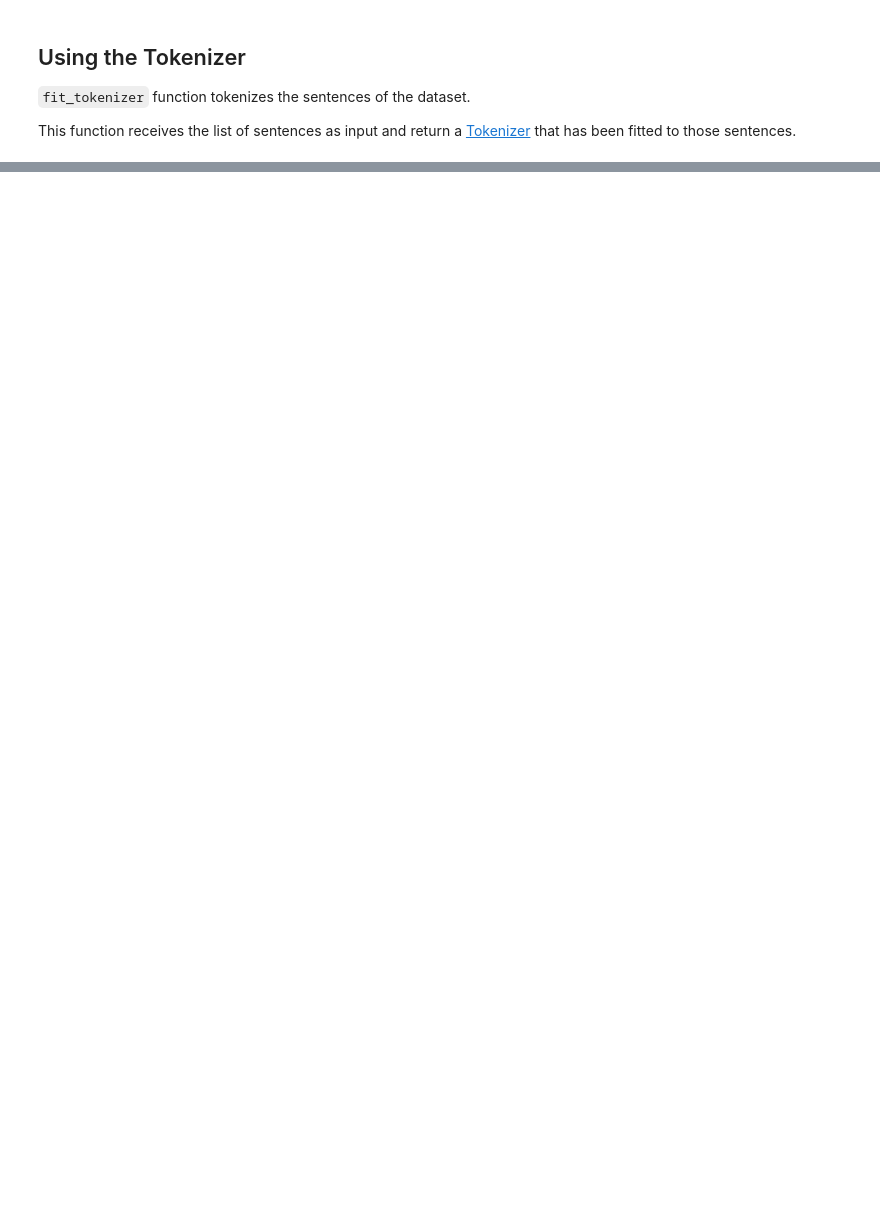
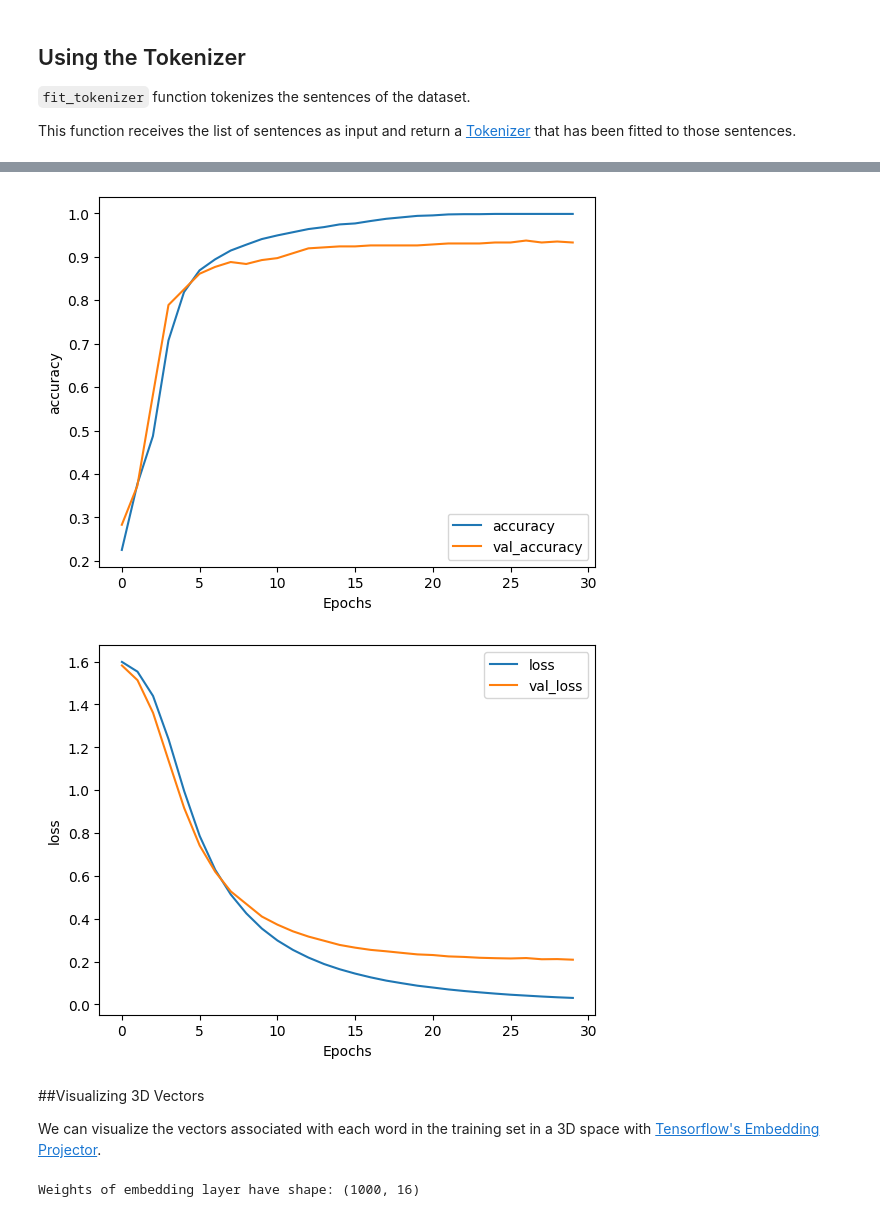
Before and after one commit to HelenLit/bbc-news_nlp, a Jupyter notebook: bbc_news.ipynb, the cells around one changed output, grey strips where cells are left out. Drawn from its saved outputs; the diff is of its cells as text; code cells hidden in the pictures; blank space fills up the shorter version.

Commit message:
Created a classifier using specialized layers for text data such as Embedding and GlobalAveragePooling1D.

```diff
--- a/bbc_news.ipynb
+++ b/bbc_news.ipynb
@@ -172,7 +243,7 @@ def fit_tokenizer(sentences):
 
     return tokenizer
 # %%
-tokenizer = fit_tokenizer(sentences)
+tokenizer = fit_tokenizer(train_sentences, NUM_WORDS, OOV_TOKEN)
 word_index = tokenizer.word_index
 
 print(f"Vocabulary contains {len(word_index)} words\n")
@@ -256,0 +345,32 @@ First ten sequences [[4], [2], [1], [1], [5], [3], [3], [1], [1], [5]]
+# %%
+def create_model(num_words, embedding_dim, maxlen):
+    """
+    Creates a text classifier model
+
+    Args:
+        num_words (int): size of the vocabulary for the Embedding layer input
+        embedding_dim (int): dimensionality of the Embedding layer output
+        maxlen (int): length of the input sequences
+
+    Returns:
+        model (tf.keras Model): the text classifier model
+    """
+
+    tf.random.set_seed(123)
+
+    model = tf.keras.Sequential([
+        tf.keras.layers.Embedding(num_words, embedding_dim, input_length = maxlen),
+        tf.keras.layers.GlobalAveragePooling1D(),
+        tf.keras.layers.Dense(25, activation='relu'),
+        tf.keras.layers.Dense(5, activation='softmax')
+    ])
+
+    model.compile(loss='sparse_categorical_crossentropy',
+                  optimizer='adam',
+                  metrics=['accuracy'])
+
+    return model
+# %%
+model = create_model(NUM_WORDS, EMBEDDING_DIM, MAXLEN)
+
+history = model.fit(train_padded_seq, train_label_seq, epochs=30, validation_data=(val_padded_seq, val_label_seq))
@@ -256,0 +395,29 @@ First ten sequences [[4], [2], [1], [1], [5], [3], [3], [1], [1], [5]]
+# %%
+def plot_graphs(history, metric):
+    plt.plot(history.history[metric])
+    plt.plot(history.history[f'val_{metric}'])
+    plt.xlabel("Epochs")
+    plt.ylabel(metric)
+    plt.legend([metric, f'val_{metric}'])
+    plt.show()
+
+plot_graphs(history, "accuracy")
+plot_graphs(history, "loss")
+# %% [output]
+[figure, added]
+[figure, added]
+# %% [markdown]
+##Visualizing 3D Vectors
+
+We can visualize the vectors associated with each word in the training set in a 3D space with [Tensorflow's Embedding Projector](https://projector.tensorflow.org/).
+# %%
+reverse_word_index = dict([(value, key) for (key, value) in word_index.items()])
+
+# Saving the embedding layer
+e = model.layers[0]
+
+# Saving the weights of the embedding layer
+weights = e.get_weights()[0]
+print(f"Weights of embedding layer have shape: {weights.shape}")
+# %% [output]
+Weights of embedding layer have shape: (1000, 16)
```
Also changed, not shown: parts of 21 cells of this notebook.
